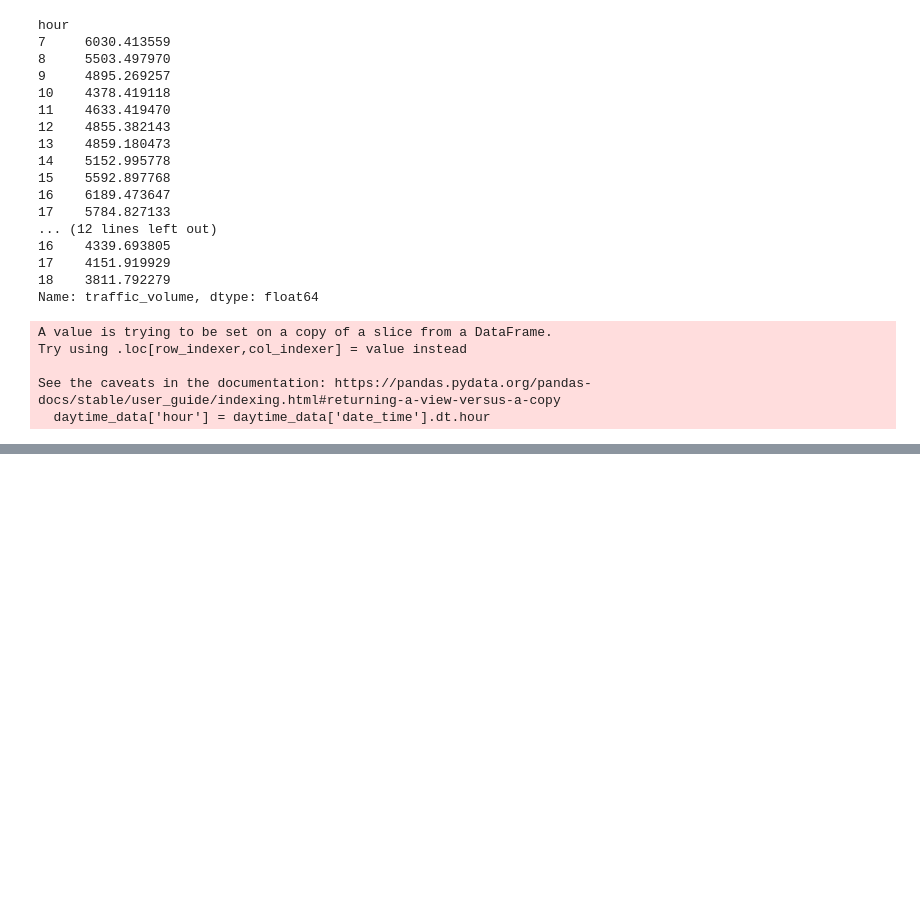
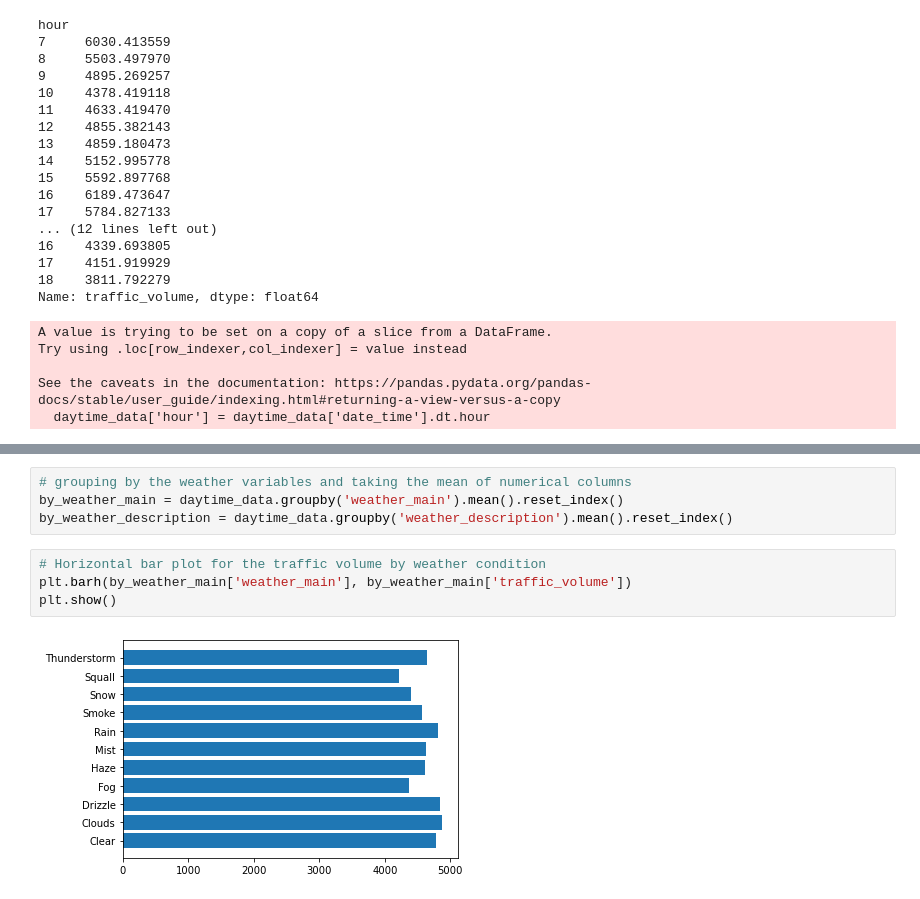
Before and after one commit to marwincarmo/dataquest-projects, a Jupyter notebook: heavy_traffic.ipynb, the cells around one changed output, grey strips where cells are left out. Drawn from its saved outputs; the diff is of its cells as text; blank space fills up the shorter version.

```diff
--- a/heavy_traffic.ipynb
+++ b/heavy_traffic.ipynb
@@ -259,0 +298,10 @@ On weekends the pattern of tra
+# %%
+# grouping by the weather variables and taking the mean of numerical columns
+by_weather_main = daytime_data.groupby('weather_main').mean().reset_index()
+by_weather_description = daytime_data.groupby('weather_description').mean().reset_index()
+# %%
+# Horizontal bar plot for the traffic volume by weather condition
+plt.barh(by_weather_main['weather_main'], by_weather_main['traffic_volume'])
+plt.show()
+# %% [output]
+[figure, added]
```
Also changed, not shown: parts of 16 cells of this notebook.
